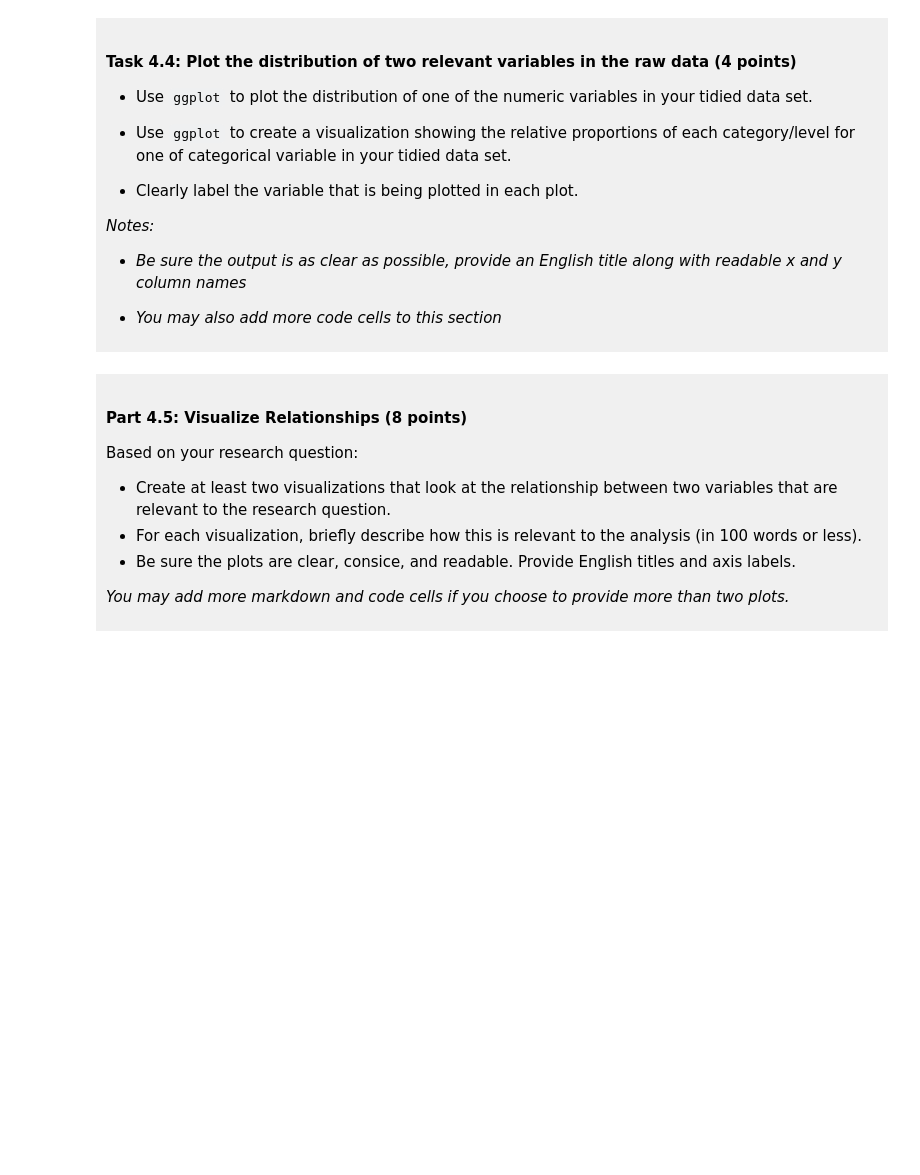
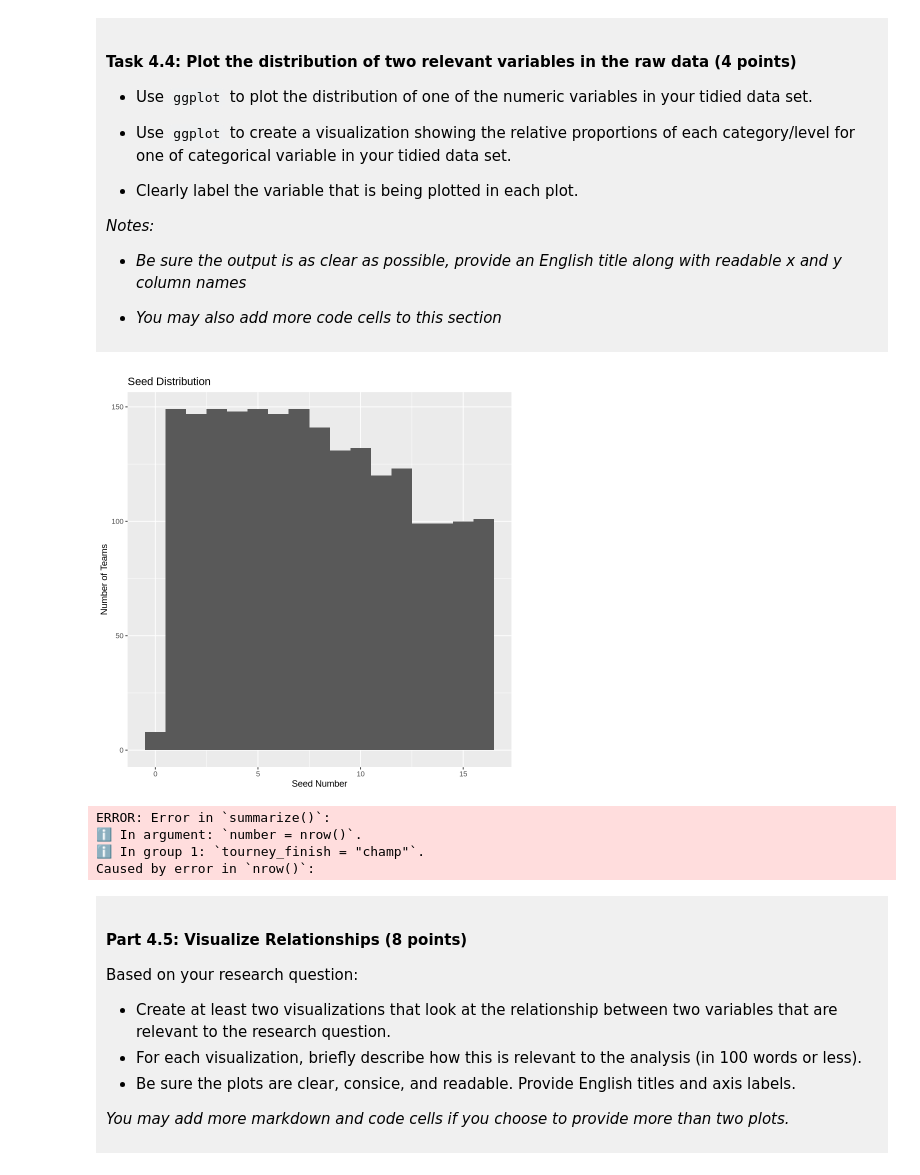
Before and after one commit to JessicaXJI/DSCI-100-Project-Jessica-Ji, a Jupyter notebook: dsci-100-project-notebook.ipynb, the cells around one changed output. Saved outputs shown, nothing was run; the diff lists cells and outputs as text; code cells hidden in the pictures; blank space fills up the shorter version.

Commit message:
from check point B to first graph of 4.4

```diff
--- a/dsci-100-project-notebook.ipynb
+++ b/dsci-100-project-notebook.ipynb
@@ -282,9 +350,30 @@ You will refine your research question (if needed) and produce a tidy data set.
 
 </div>
 # %%
-### EDIT THIS CODE CELL FOR PLOT 1 ###
+distribution_seed <- bball_tidy |>
+ggplot(aes(x = seed)) +
+geom_histogram(binwidth = 1) +
+labs(x = "Seed Number",
+     y = "Number of Teams",
+     title = "Seed Distribution")
+distribution_seed
+# %% [output]
+[figure, added]
 # %%
-### EDIT THIS CODE CELL FOR PLOT 2 ###
+# distribution_tourney_finish <- bball_tidy |>
+# group_by(tourney_finish) |>
+# summarize(number = nrow())
+# ggplot(aes(x = tourney_finish)) +
+# geom_histogram(binwidth = 1) +
+# labs(x = "Tourney Finish",
+#      y = "Number of Teams",
+#      title = "Tourney Finish Distribution")
+distribution_tourney_finish
+# %% [output]
+ERROR: Error in `summarize()`:
+ℹ In argument: `number = nrow()`.
+ℹ In group 1: `tourney_finish = "champ"`.
+Caused by error in `nrow()`:
 # %% [markdown]
 <div style="background-color: #f0f0f0; padding: 10px;">
 
```
Also changed, not shown: parts of 4 cells of this notebook.
